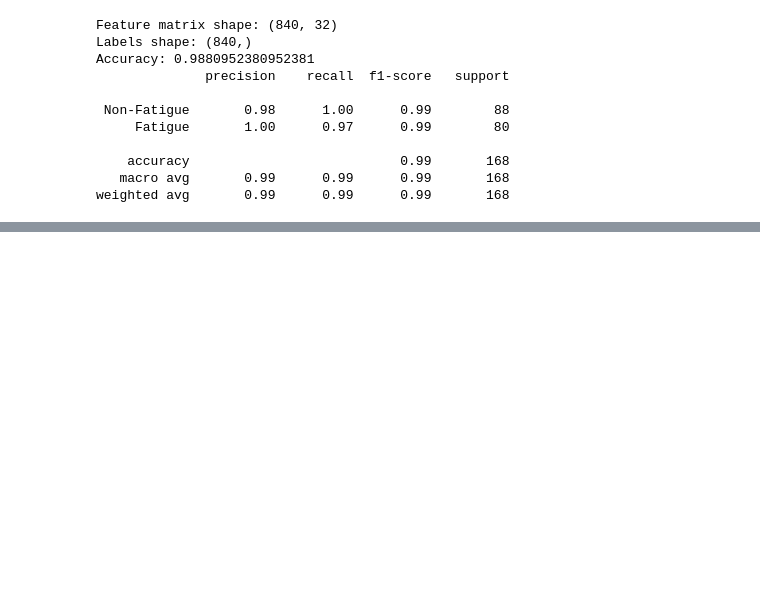
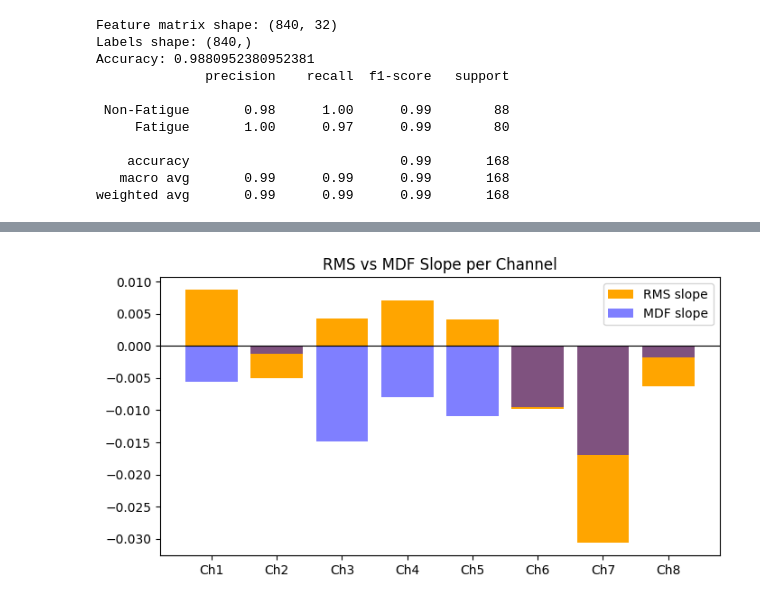
Before and after one commit to ATHUL-K-A/spasmender, a Jupyter notebook: test.ipynb, the cells around one changed output, grey strips where cells are left out. Saved outputs shown, nothing was run; the diff lists cells and outputs as text; code cells hidden in the pictures; blank space fills up the shorter version.

```diff
--- a/test.ipynb
+++ b/test.ipynb
@@ -320,0 +290,21 @@ weighted avg       0.99      0.99      0.99       168
+# %%
+#Compute slope per channel
+for start in range(0, len(data) - window_size, step):
+    window = data.iloc[start:start+window_size].values
+    rms_row, mdf_row = [], []
+
+    for ch in window.T:
+        rms = np.sqrt(np.mean(ch**2))
+        f, Pxx = welch(ch, fs=Fs, nperseg=len(ch))
+        cumsum = np.cumsum(Pxx)
+        mdf = f[np.where(cumsum >= cumsum[-1]/2)[0][0]]
+        rms_row.append(rms)
+        mdf_row.append(mdf)
+
+    rms_matrix.append(rms_row)
+    mdf_matrix.append(mdf_row)
+    time_windows.append(start / Fs)
+
+rms_matrix = np.array(rms_matrix)
+mdf_matrix = np.array(mdf_matrix)
+time_windows = np.array(time_windows)
@@ -320,0 +393,14 @@ weighted avg       0.99      0.99      0.99       168
+# %%
+import numpy as np
+import pandas as pd
+from sklearn.linear_model import LinearRegression
+from scipy.signal import welch
+import matplotlib.pyplot as plt
+
+fs = 200          # Sampling frequency
+duration = 120    # seconds
+# samples = fs * duration
+
+
+
+df = pd.read_csv("modified_data/final_data.csv")
@@ -320,0 +505,12 @@ weighted avg       0.99      0.99      0.99       168
+# %%
+# Optional: plot RMS & MDF slope comparison
+plt.figure(figsize=(8,4))
+plt.bar(range(8), list(rms_slopes.values()), color='orange', label='RMS slope')
+plt.bar(range(8), list(mdf_slopes.values()), color='blue', alpha=0.5, label='MDF slope')
+plt.axhline(0, color='black', linewidth=0.8)
+plt.xticks(range(8), list(rms_slopes.keys()))
+plt.title("RMS vs MDF Slope per Channel")
+plt.legend()
+plt.show()
+# %% [output]
+[figure, added]
```
Also changed, not shown: parts of 12 cells of this notebook, 17 other files.
